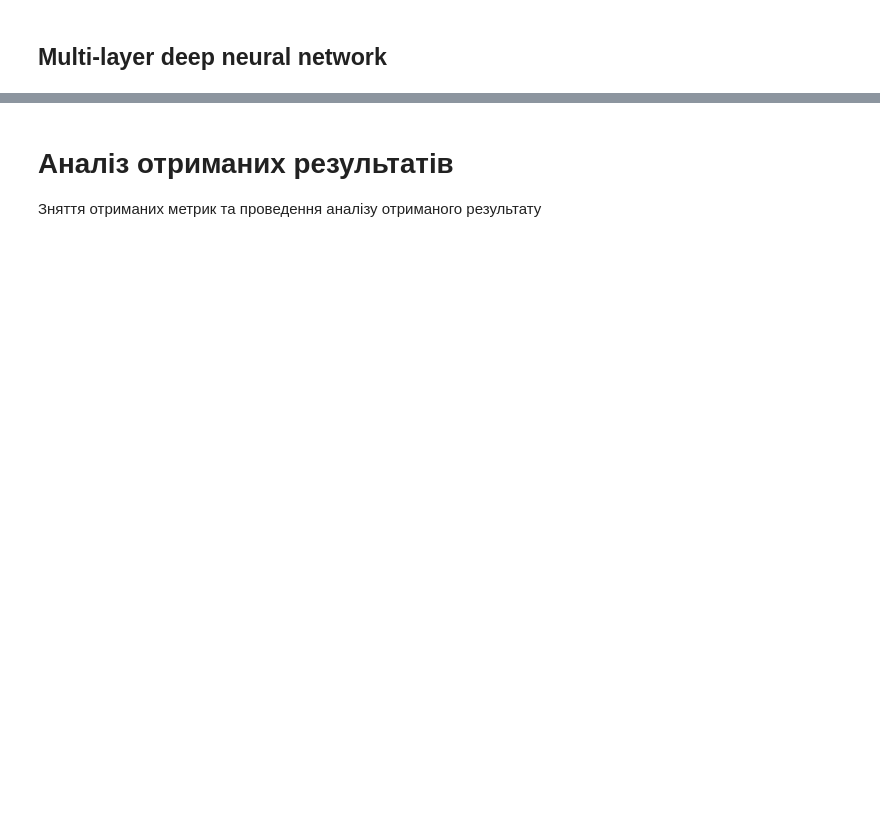
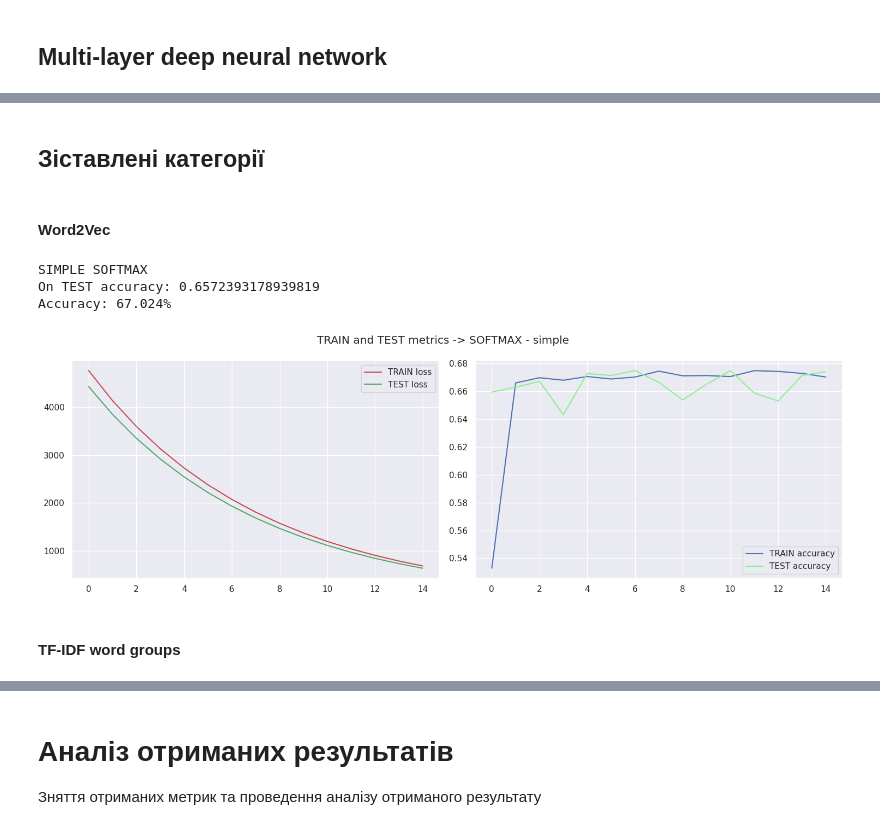
Before and after one commit to vegura/master_degree_work, a Jupyter notebook: Master degree work.ipynb, the cells around one changed output, grey strips where cells are left out. Drawn from its saved outputs; the diff is of its cells as text; code cells hidden in the pictures; blank space fills up the shorter version.

Commit message:
Model improvements

```diff
--- a/Master degree work.ipynb
+++ b/Master degree work.ipynb
@@ -1351,0 +1380,26 @@ Accuracy: 57.874%
+# %% [markdown]
+## Зіставлені категорії
+# %% [markdown]
+#### Word2Vec
+# %%
+multi_layer_w2v = deep_multilayer_model(np.array(X_train_w2v_avg).shape)
+multi_layer_w2v_result = multi_layer_w2v.fit(
+    np.array(X_train_w2v_avg),
+    df_train_tf["max_reactions_category_generalized"].to_numpy(),
+    epochs=EPOCHS,
+    batch_size=BATCH_SIZE,
+    validation_split=0.2,
+    verbose=False)
+# %%
+_, multi_layer_w2v_accuracy = multi_layer_w2v.evaluate(np.array(X_test_w2v_avg),
+                                      df_test_tf["max_reactions_category_generalized"].to_numpy(), verbose=False)
+print("SIMPLE SOFTMAX")
+print(f"On TEST accuracy: {multi_layer_w2v_accuracy}")
+plot_learning_metrics(multi_layer_w2v_result, "SOFTMAX - simple")
+# %% [output]
+SIMPLE SOFTMAX
+On TEST accuracy: 0.6572393178939819
+Accuracy: 67.024%
+[figure, added]
+# %% [markdown]
+#### TF-IDF word groups
```
Also changed, not shown: parts of 158 cells of this notebook.
